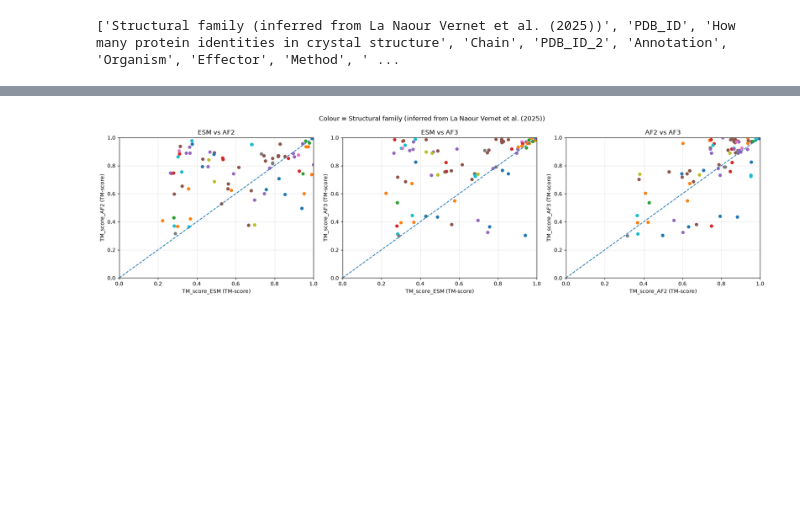
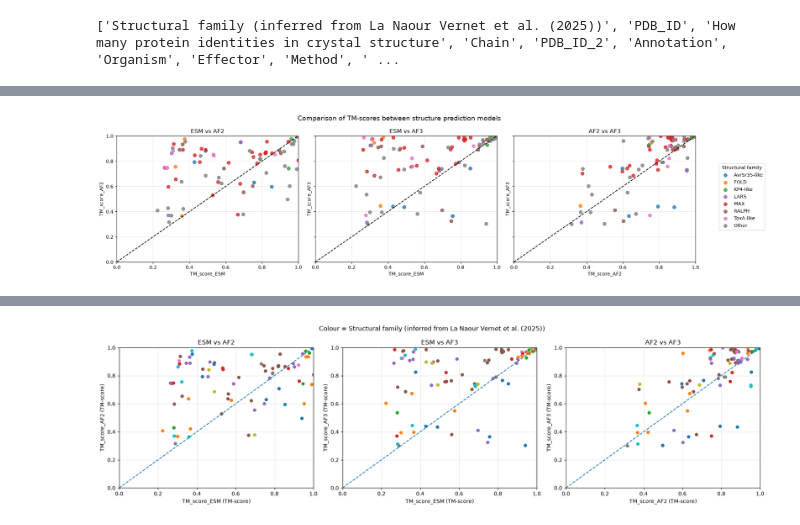
Before and after one commit to Rachel-Oei/Effector-Structure-Prediction, a Jupyter notebook: 05_graphs/graphs_excel.ipynb, the cells around one changed output, grey strips where cells are left out. Drawn from its saved outputs; the diff is of its cells as text; code cells hidden in the pictures; blank space fills up the shorter version.

```diff
--- a/05_graphs/graphs_excel.ipynb
+++ b/05_graphs/graphs_excel.ipynb
@@ -46,0 +153,100 @@ Categorical:
+# %%
+import pandas as pd
+import matplotlib.pyplot as plt
+
+# Define the order of structural families
+family_order = [
+    'AvrSr35-like',
+    'FOLD',
+    'KP4-like',
+    'LARS',
+    'MAX',
+    'RALPH',
+    'ToxA-like',
+    'Other'
+]
+
+# Colour mapping
+family_colors = {
+    'AvrSr35-like': 'tab:blue',
+    'FOLD': 'tab:orange',
+    'KP4-like': 'tab:green',
+    'LARS': 'tab:purple',
+    'MAX': 'tab:red',
+    'RALPH': 'tab:brown',
+    'ToxA-like': 'tab:pink',
+    'Other': 'tab:gray'
+}
+
+comparisons = [
+    ("TM_score_ESM", "TM_score_AF2", "ESM vs AF2"),
+    ("TM_score_ESM", "TM_score_AF3", "ESM vs AF3"),
+    ("TM_score_AF2", "TM_score_AF3", "AF2 vs AF3"),
+]
+
+
+fig, axes = plt.subplots(
+    1,
+    3,
+    figsize=(18, 5),
+    sharex=True,
+    sharey=True
+)
+
+
+for ax, (xcol, ycol, title) in zip(axes, comparisons):
+
+    for family in family_order:
+
+        subset = df[
+            df["Structural_family_simplified"] == family
+        ]
+
+        ax.scatter(
+            subset[xcol],
+            subset[ycol],
+            label=family,
+            color=family_colors[family],
+            s=50,
+            alpha=0.8
+        )
+
+    # perfect agreement line
+    ax.plot(
+        [0, 1],
+        [0, 1],
+        "--",
+        color="black"
+    )
+
+    ax.set_xlim(0, 1)
+    ax.set_ylim(0, 1)
+
+    ax.set_xlabel(xcol)
+    ax.set_ylabel(ycol)
+
+    ax.set_title(title)
+
+    ax.grid(alpha=0.3)
+
+
+# one shared legend
+handles, labels = axes[0].get_legend_handles_labels()
+
+fig.legend(
+    handles,
+    labels,
+    title="Structural family",
+    bbox_to_anchor=(1.02, 0.5),
+    loc="center left"
+)
+
+fig.suptitle(
+    "Comparison of TM-scores between structure prediction models",
+    fontsize=14
+)
+
+plt.tight_layout()
+plt.show()
+# %% [output]
+[figure, added]
```
Also changed, not shown: parts of 10 cells of this notebook, 2 other files.
